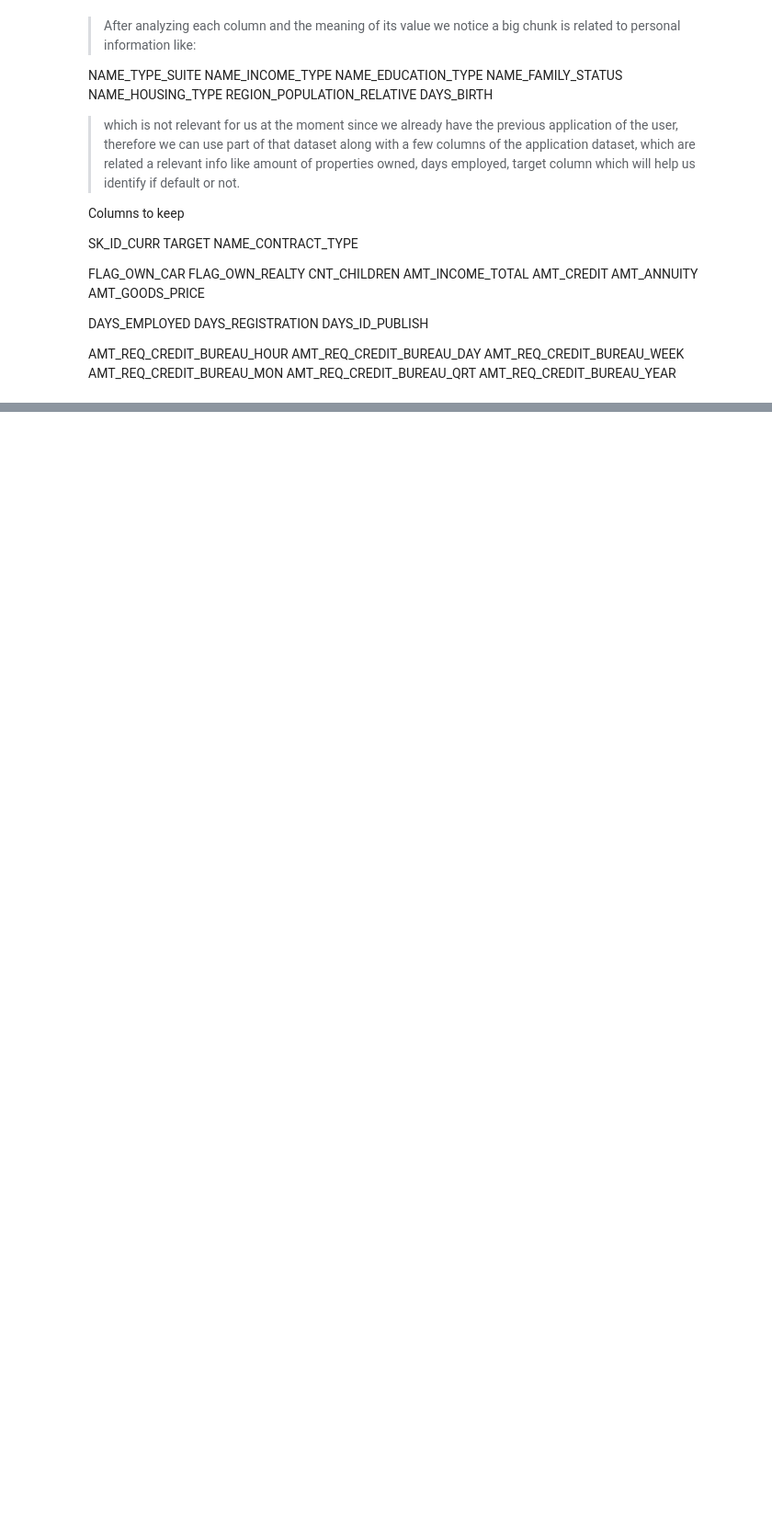
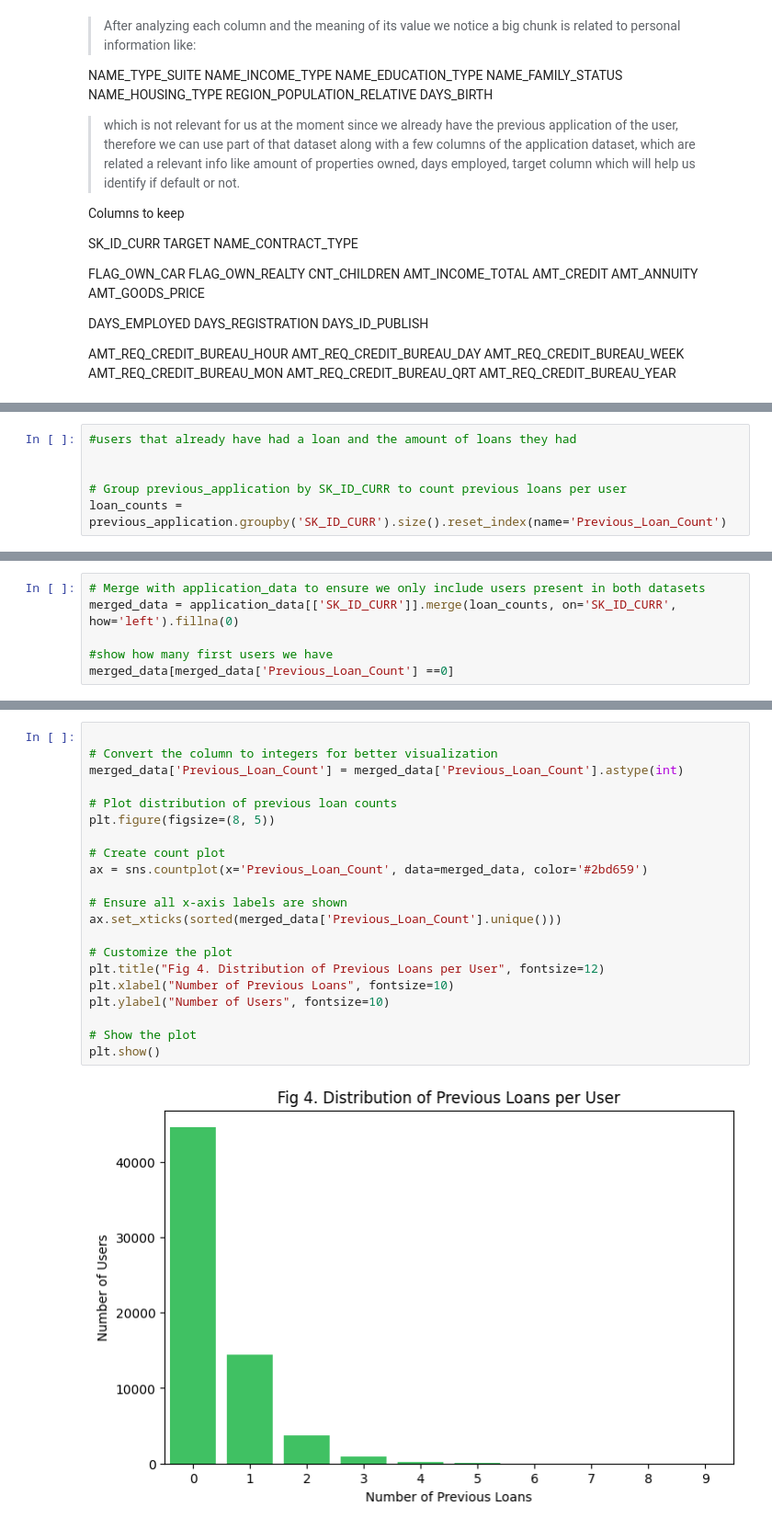
Before and after one commit to jharana-adhikari-AI/Credit_Card_Fraud_Detection, a Jupyter notebook: Assignment_Neural_Networks_and_Deep_Learning.ipynb, the cells around one changed output, grey strips where cells are left out. Shown at 92% size. Cells and saved outputs as stored; diff of their text form; blank space fills up the shorter version.

```diff
--- a/Assignment_Neural_Networks_and_Deep_Learning.ipynb
+++ b/Assignment_Neural_Networks_and_Deep_Learning.ipynb
@@ -356,0 +430,6 @@ print(f"Merged dataset shape: {df_merged.shape}")
+# %%
+#users that already have had a loan and the amount of loans they had
+
+
+# Group previous_application by SK_ID_CURR to count previous loans per user
+loan_counts = previous_application.groupby('SK_ID_CURR').size().reset_index(name='Previous_Loan_Count')
@@ -356,0 +450,6 @@ print(f"Merged dataset shape: {df_merged.shape}")
+# %%
+# Merge with application_data to ensure we only include users present in both datasets
+merged_data = application_data[['SK_ID_CURR']].merge(loan_counts, on='SK_ID_CURR', how='left').fillna(0)
+
+#show how many first users we have
+merged_data[merged_data['Previous_Loan_Count'] ==0]
@@ -356,0 +470,23 @@ print(f"Merged dataset shape: {df_merged.shape}")
+# %%
+
+# Convert the column to integers for better visualization
+merged_data['Previous_Loan_Count'] = merged_data['Previous_Loan_Count'].astype(int)
+
+# Plot distribution of previous loan counts
+plt.figure(figsize=(8, 5))
+
+# Create count plot
+ax = sns.countplot(x='Previous_Loan_Count', data=merged_data, color='#2bd659')
+
+# Ensure all x-axis labels are shown
+ax.set_xticks(sorted(merged_data['Previous_Loan_Count'].unique()))
+
+# Customize the plot
+plt.title("Fig 4. Distribution of Previous Loans per User", fontsize=12)
+plt.xlabel("Number of Previous Loans", fontsize=10)
+plt.ylabel("Number of Users", fontsize=10)
+
+# Show the plot
+plt.show()
+# %% [output]
+[figure, added]
```
Also changed, not shown: parts of 66 cells of this notebook.
